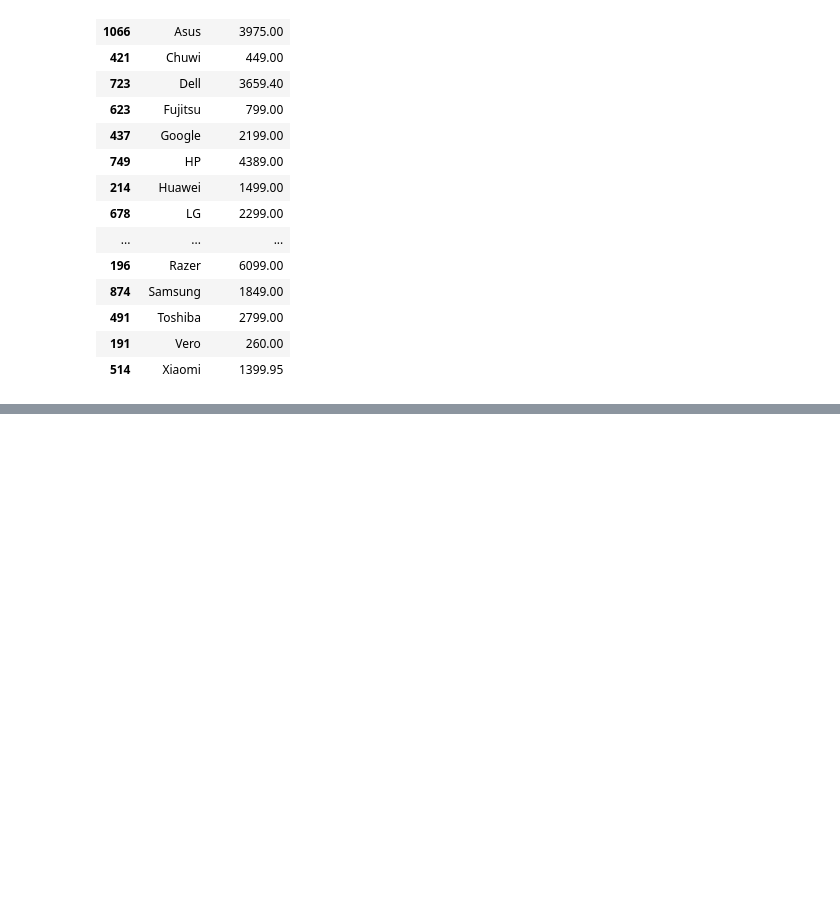
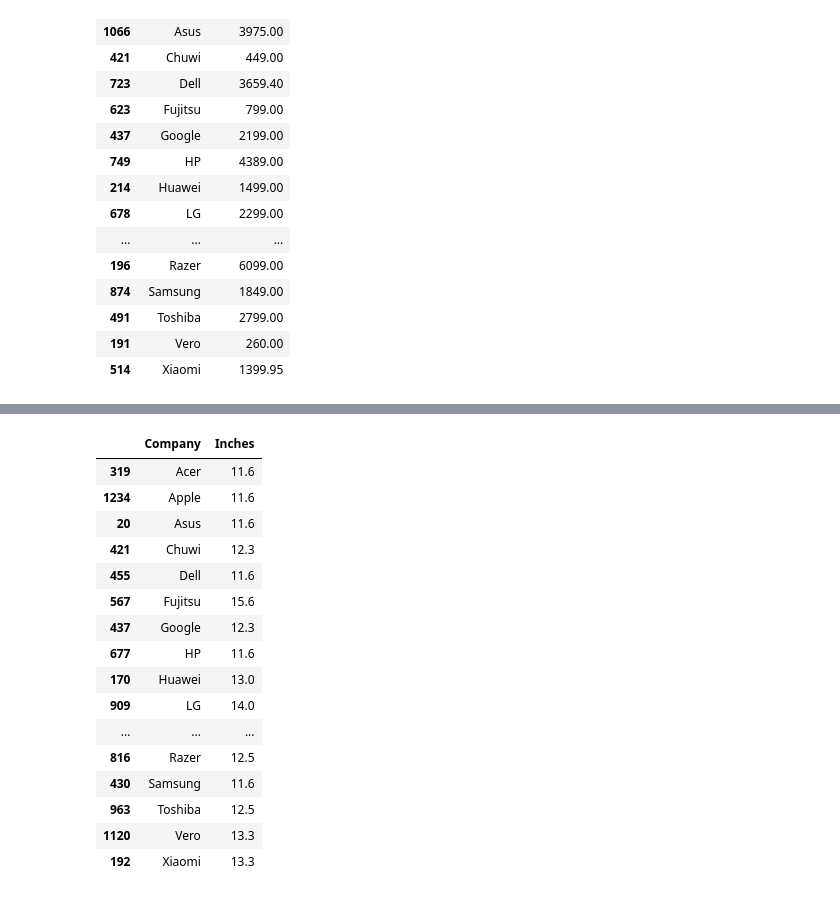
Before and after one commit to EmmanuelKevinS/python_for_DataScience_freeCodeCamp, a Jupyter notebook: pandas_numpy/filteringDataPt2.ipynb, the cells around one changed output, grey strips where cells are left out. Saved outputs shown, nothing was run; the diff lists cells and outputs as text; code cells hidden in the pictures; blank space fills up the shorter version.

```diff
--- a/pandas_numpy/filteringDataPt2.ipynb
+++ b/pandas_numpy/filteringDataPt2.ipynb
@@ -265,0 +362,6 @@ df_laptops[~duplicated_most_expensive][['Company','Price_euros']]
+# %%
+#sort dataframe ascending by company and inches
+#smallest first and biggest last
+df_laptops_new = pd.read_csv('FilteringData/laptop_price.csv', encoding='unicode_escape')
+df_laptops_new = df_laptops_new.sort_values(by=['Company', 'Inches'])
+df_laptops_new
@@ -265,0 +382,21 @@ df_laptops[~duplicated_most_expensive][['Company','Price_euros']]
+# %%
+#smallest: keep='first'
+df_laptops_new.drop_duplicates(['Company'],keep='first')[['Company','Inches']]
+# %% [output]
+|  | Company | Inches |
+| 319 | Acer | 11.6 |
+| 1234 | Apple | 11.6 |
+| 20 | Asus | 11.6 |
+| 421 | Chuwi | 12.3 |
+| 455 | Dell | 11.6 |
+| 567 | Fujitsu | 15.6 |
+| 437 | Google | 12.3 |
+| 677 | HP | 11.6 |
+| 170 | Huawei | 13.0 |
+| 909 | LG | 14.0 |
+| ... | ... | ... |
+| 816 | Razer | 12.5 |
+| 430 | Samsung | 11.6 |
+| 963 | Toshiba | 12.5 |
+| 1120 | Vero | 13.3 |
+| 192 | Xiaomi | 13.3 |
```
Also changed, not shown: parts of 16 cells of this notebook, 2 other files.
